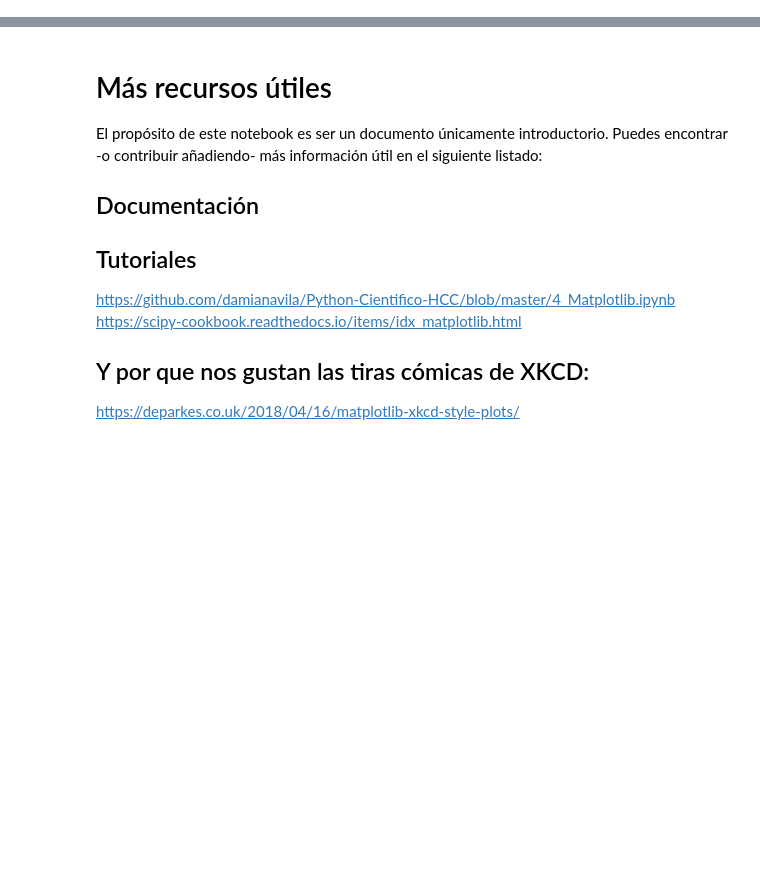
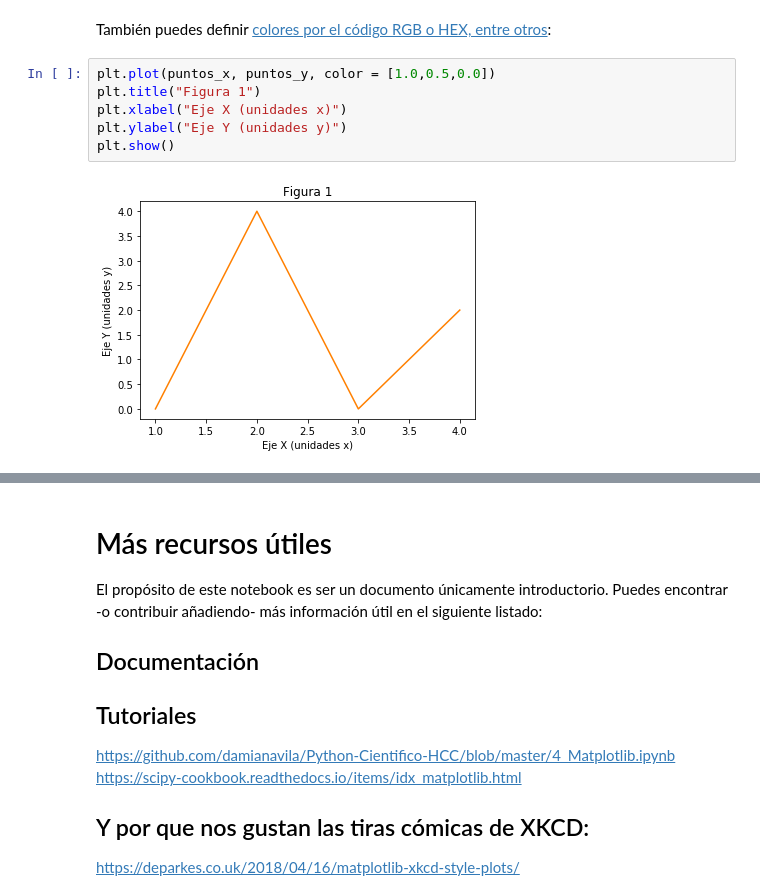
Before and after one commit to uibcdf/Academia, a Jupyter notebook: Python/Matplotlib.ipynb, the cells around one changed output, grey strips where cells are left out. Drawn from its saved outputs; the diff is of its cells as text; blank space fills up the shorter version.

```diff
--- a/Python/Matplotlib.ipynb
+++ b/Python/Matplotlib.ipynb
@@ -24,0 +76,10 @@ conda install -c conda-forge matplotlib
+# %% [markdown]
+También puedes definir [colores por el código RGB o HEX, entre otros](https://matplotlib.org/api/colors_api.html):
+# %%
+plt.plot(puntos_x, puntos_y, color = [1.0,0.5,0.0])
+plt.title("Figura 1")
+plt.xlabel("Eje X (unidades x)")
+plt.ylabel("Eje Y (unidades y)")
+plt.show()
+# %% [output]
+[figure, added]
```
Also changed, not shown: parts of 22 cells of this notebook, 2 other files.
